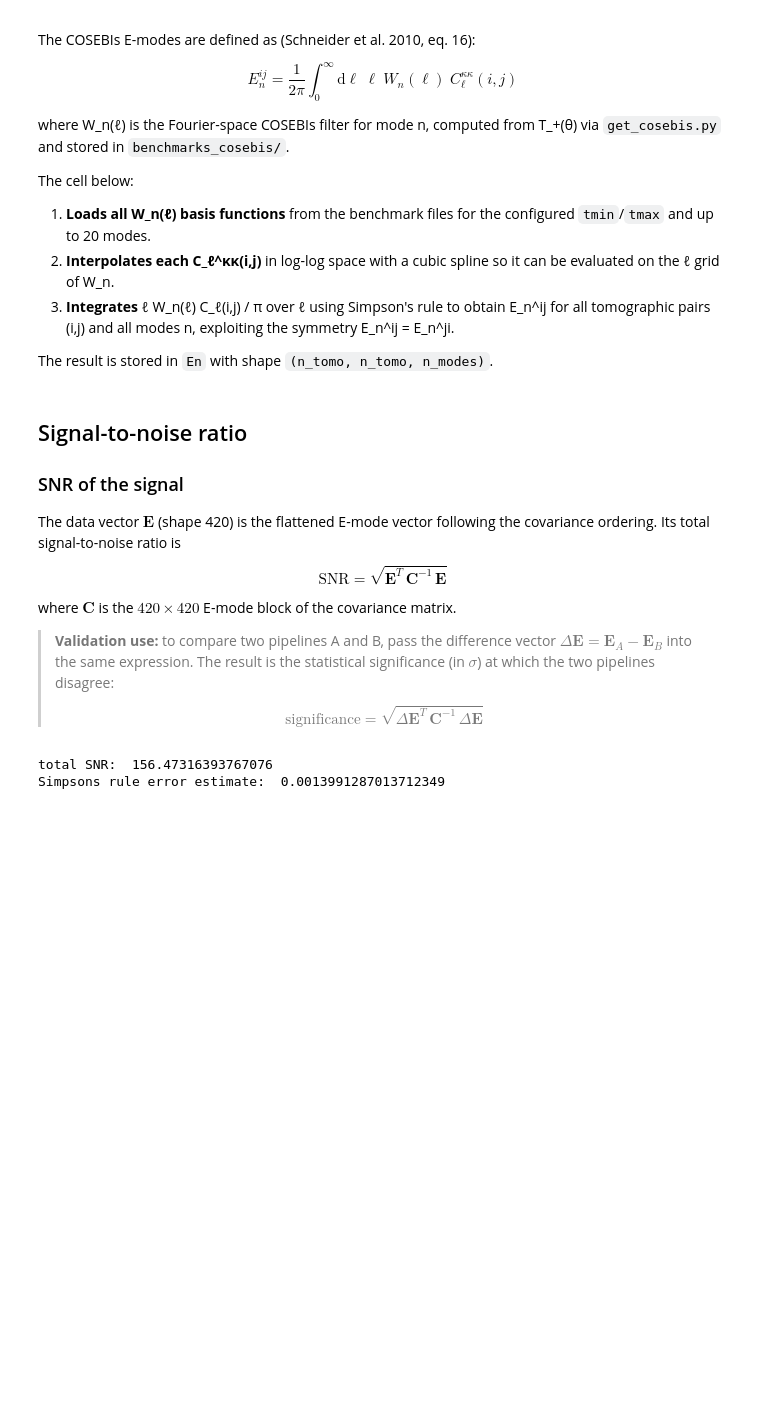
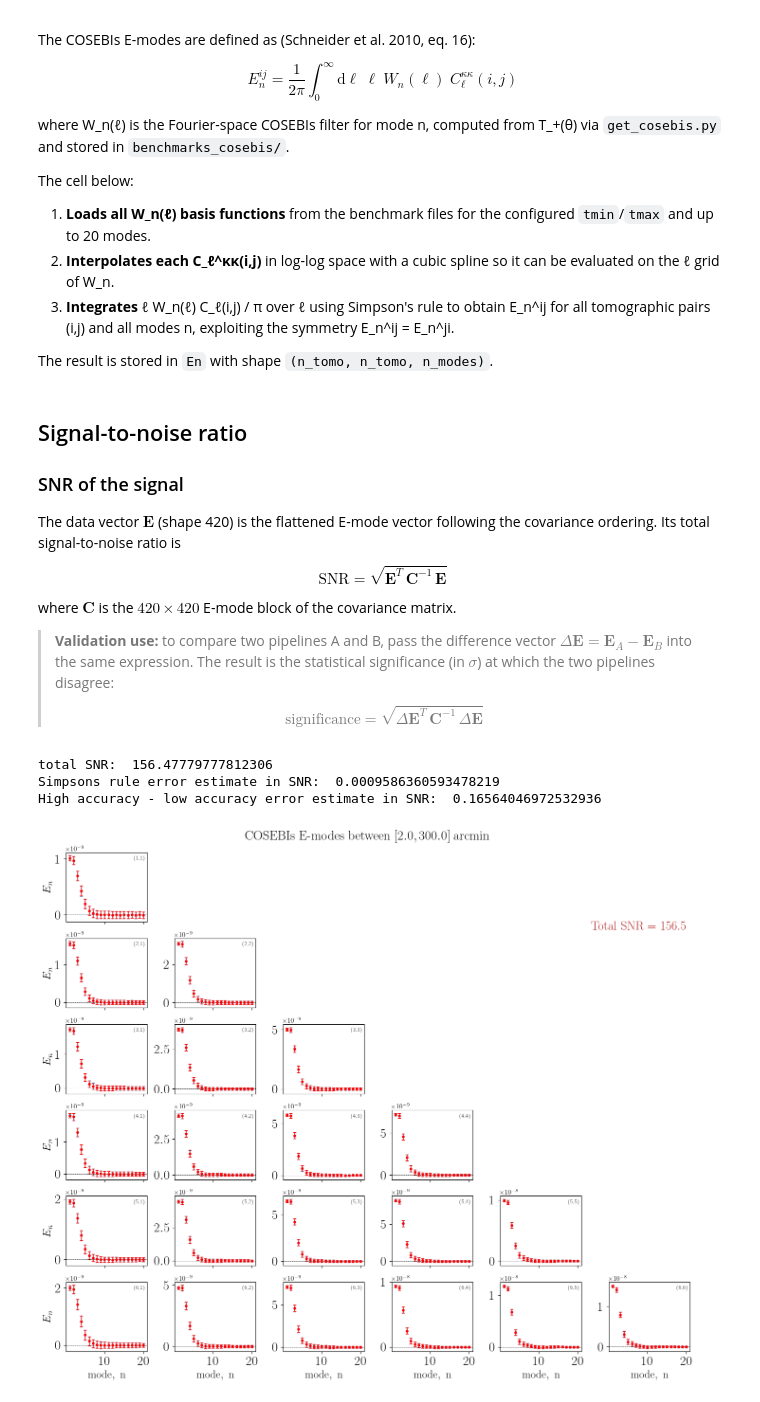
Before and after one commit to rreischke/cosebis_benchmark, a Jupyter notebook: comparison_snr/make_comparison.ipynb, the cells around one changed output. Cells and saved outputs as stored; diff of their text form; code cells hidden in the pictures; blank space fills up the shorter version.

```diff
--- a/comparison_snr/make_comparison.ipynb
+++ b/comparison_snr/make_comparison.ipynb
@@ -12,7 +12,7 @@ if shutil.which("latex") is not None:
 plt.rc('image', interpolation='none')
 
 tmin = 2.0
-tmax = 300.0
+tmax = 100.0
 # %% [markdown]
 ## Covariance matrix ordering
 
@@ -136,13 +136,24 @@ benchmarks_dir = Path("./../benchmarks_cosebis")
 arcmintorad = 1. / 60 * np.pi / 180
 
 
-
+tp_files = sorted(benchmarks_dir.glob(f"Tp_benchmark_{tmin}_{tmax}_mode_*.txt"))
+tm_files = sorted(benchmarks_dir.glob(f"Tm_benchmark_{tmin}_{tmax}_mode_*.txt"))
 
 
 
 well_files = sorted(benchmarks_dir.glob(f"Well_{tmin}_{tmax}_mode_*.txt"))
 Well_data = [np.loadtxt(f) for f in well_files]
 
+well_files = sorted(benchmarks_dir.glob(f"Well_{tmin}_{tmax}_mode_*.txt"))
+
+well_files_acc = sorted(benchmarks_dir.glob(f"high_acc_Well_{tmin}_{tmax}_mode_*.txt"))
+
+
+
+Tp_data = [np.loadtxt(f) for f in tp_files]
+Tm_data = [np.loadtxt(f) for f in tm_files]
+Well_data = [np.loadtxt(f) for f in well_files]
+Well_data_acc = [np.loadtxt(f) for f in well_files_acc]
 
 
 En = np.zeros((n_tomo, n_tomo, 20))
@@ -163,6 +174,25 @@ for i in range(20):
             if i_tomo != j_tomo:
                 En[j_tomo, i_tomo, i] = En[i_tomo, j_tomo, i]
                 En_error[j_tomo, i_tomo, i] = En_error[i_tomo, j_tomo, i]
+
+
+En_high_acc = np.zeros((n_tomo, n_tomo, 20))
+En_error_high_acc = np.zeros((n_tomo, n_tomo, 20))
+
+for i in range(20):
+    Well_i = Well_data_acc[i][:, 1]
+    ell_i = Well_data_acc[i][:, 0]
+    for i_tomo in range(n_tomo):
+        for j_tomo in range(i_tomo, n_tomo):
+            Cell_ij = Cell[i_tomo, j_tomo, :]
+            log_cell = np.log(Cell_ij)
+            spl = UnivariateSpline(np.log(ell_values), log_cell, s=0, ext=0, k =3)
+
+            integrand = ell_i * Well_i * np.exp(spl(np.log(ell_i)))/np.pi
+            En_high_acc[i_tomo, j_tomo, i], En_error_high_acc[i_tomo, j_tomo, i] = simpson_error(integrand, x=ell_i)
+            if i_tomo != j_tomo:
+                En_high_acc[j_tomo, i_tomo, i] = En_high_acc[i_tomo, j_tomo, i]
+                En_error_high_acc[j_tomo, i_tomo, i] = En_error_high_acc[i_tomo, j_tomo, i]
 # %% [markdown]
 ## Signal-to-noise ratio
 
@@ -179,17 +209,26 @@ where $\mathbf{C}$ is the $420\times420$ E-mode block of the covariance matrix.
 > $$\mathrm{significance} = \sqrt{\Delta\mathbf{E}^T \, \mathbf{C}^{-1} \, \Delta\mathbf{E}}$$
 # %%
 unique_pairs = [(i, j) for i in range(n_tomo) for j in range(i, n_tomo)]  # 21 pairs
-En_flat = np.concatenate([En[i, j, :] for i, j in unique_pairs])  # shape (420,)
+En_flat = np.concatenate([En_high_acc[i, j, :] for i, j in unique_pairs])  # shape (420,)
 snr = ((En_flat).dot(np.linalg.inv(cov[:420, :420]).dot(En_flat)))**0.5
 
-En_error_flat = np.concatenate([En_error[i, j, :] for i, j in unique_pairs])  # shape (420,)
+En_error_new = En - En_high_acc
+
+En_error_flat = np.concatenate([En_error_high_acc[i, j, :] for i, j in unique_pairs])  # shape (420,)
 snr_error = ((En_error_flat).dot(np.linalg.inv(cov[:420, :420]).dot(En_error_flat)))**0.5
 
 print("total SNR: ", snr)
-print("Simpsons rule error estimate: ", snr_error)
+print("Simpsons rule error estimate in SNR: ", snr_error)
+
+En_error_flat = np.concatenate([En_error_new[i, j, :] for i, j in unique_pairs])  # shape (420,)
+snr_error = ((En_error_flat).dot(np.linalg.inv(cov[:420, :420]).dot(En_error_flat)))**0.5
+
+
+print("High accuracy - low accuracy error estimate in SNR: ", snr_error)
 # %% [output]
-total SNR:  156.47316393767076
-Simpsons rule error estimate:  0.0013991287013712349
+total SNR:  156.47779777812306
+Simpsons rule error estimate in SNR:  0.0009586360593478219
+High accuracy - low accuracy error estimate in SNR:  0.16564046972532936
 # %%
 fontsi = 20
 
@@ -201,6 +240,9 @@ cov_diag = np.diag(cov[:420, :420])  # shape (420,)
 n_modes = 20
 cov_per_pair = cov_diag.reshape(len(unique_pairs), n_modes)  # (21, 20)
 En_per_pair = np.array([En[i, j, :] for i, j in unique_pairs])  # (21, 20)
+En_per_pair_high_acc = np.array([En_high_acc[i, j, :] for i, j in unique_pairs])  # (21, 20)
+
+
 err_per_pair = np.sqrt(cov_per_pair)  # 1-sigma errorbars
 
 modes = np.arange(1, n_modes + 1)
@@ -221,32 +263,38 @@ for row in range(n_tomo):
             continue
 
         i, j = row, col  # tomo indices (0-based)
         # pair stored as (min, max)
         key = (min(i, j), max(i, j))
         k = pair_to_idx[key]
 
         En_k = En_per_pair[k]
+        En_k_high_acc = En_per_pair_high_acc[k]
         err_k = err_per_pair[k]
 
         ax.errorbar(modes, En_k, yerr=err_k, fmt="o", ms=3,
                     lw=1, capsize=2, color="steelblue")
+        ax.errorbar(modes, En_k_high_acc, yerr=err_k, fmt="o", ms=3,
+                    lw=1, capsize=2, color="red")
+
         ax.axhline(0, color="k", lw=0.5, ls="--")
         ax.tick_params(labelsize=fontsi)
 
         # Axis labels only on edges
         if row == n_tomo - 1:
-            ax.set_xlabel("mode $n$", fontsize=fontsi - 3)
+            ax.set_xlabel(r"$\mathrm{mode,\; n}$", fontsize=fontsi - 3)
         if col == 0:
             ax.set_ylabel("$E_n$", fontsize=fontsi - 3)
 
         # Panel label
         ax.text(0.97, 0.95, f"({i+1},{j+1})",
                 transform=ax.transAxes, ha="right", va="top",
                 fontsize=8, color="0.4")
-fig.text(0.98, 0.8, f"Total SNR $= {snr:.1f}$",
+fig.text(0.98, 0.8, f"$\mathrm{{Total\;SNR}} = {snr:.1f}$",
     ha="right", va="bottom", fontsize=fontsi - 1,
     color="firebrick")
 fig.suptitle(r"$\mathrm{COSEBIs\; E\textnormal{-}modes\;between\;[" + str(tmin) + "," + str(tmax) + "]\;\mathrm{arcmin}}$", fontsize=fontsi)
 plt.tight_layout()
 plt.savefig(f"corner_emodes_tmin{tmin}_tmax{tmax}.pdf", bbox_inches="tight")
 plt.show()
+# %% [output]
+[figure, added]
```
Also changed, not shown: 10 other files.
